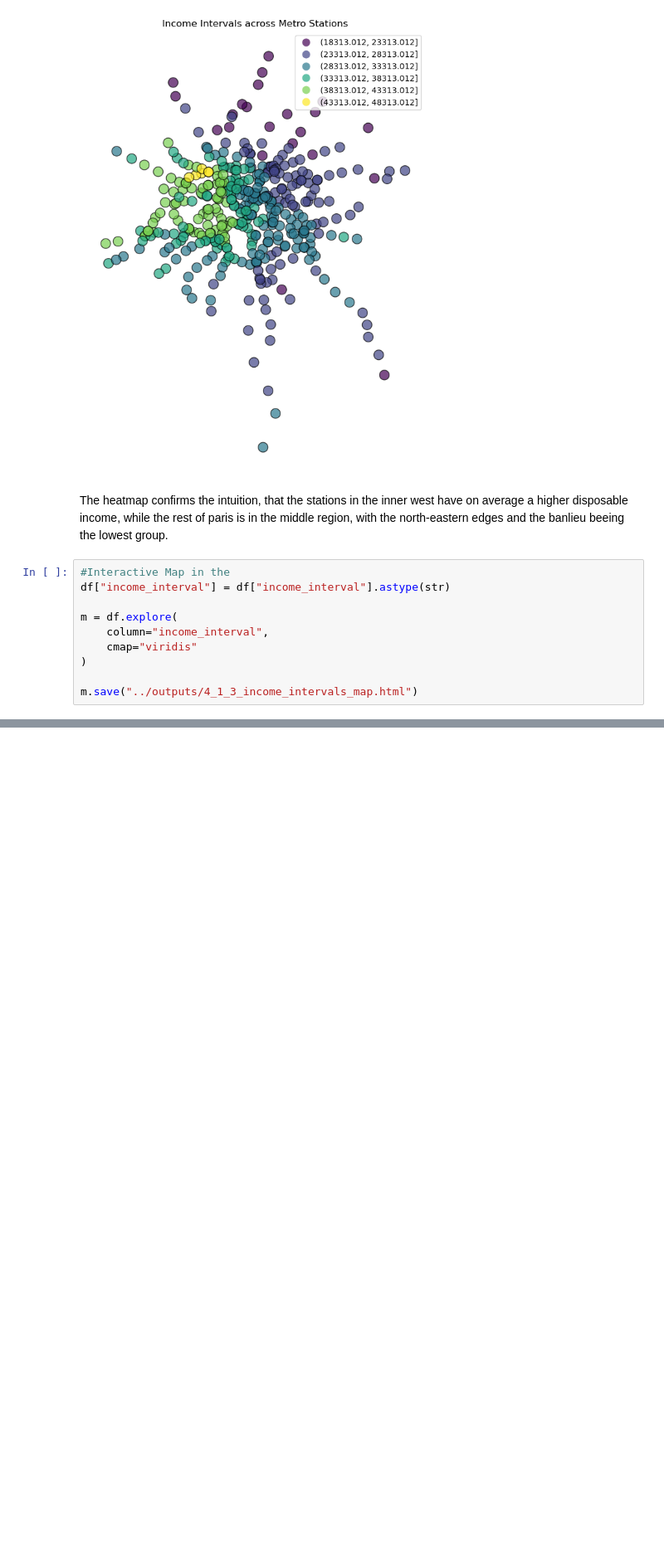
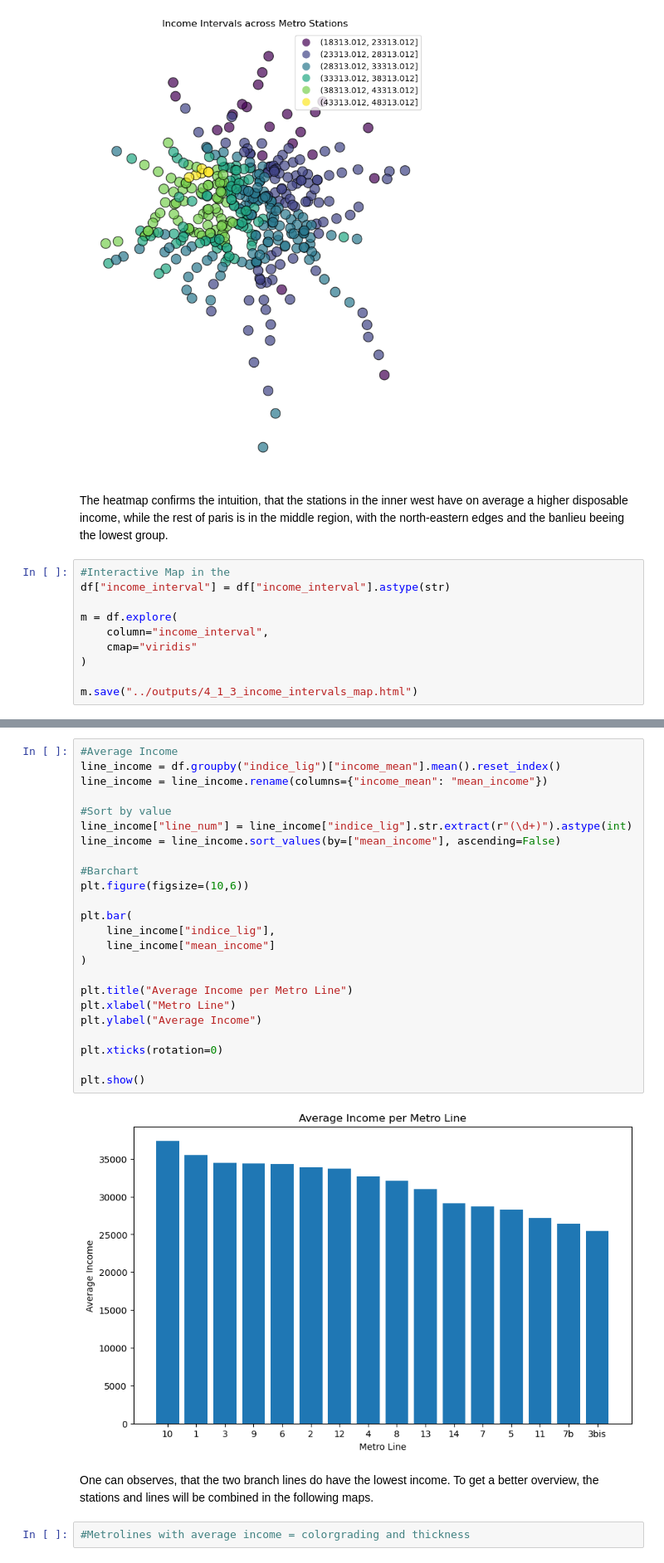
Before and after one commit to tomixmeier/ParisMetro, a Jupyter notebook: notebooks/analysis.ipynb, the cells around one changed output, grey strips where cells are left out. Shown at 83% size. Saved outputs shown, nothing was run; the diff lists cells and outputs as text; blank space fills up the shorter version.

```diff
--- a/notebooks/analysis.ipynb
+++ b/notebooks/analysis.ipynb
@@ -249 +289,32 @@ m.save("../outputs/4_1_3_income_intervals_map.html")
+# %%
+#Average Income
+line_income = df.groupby("indice_lig")["income_mean"].mean().reset_index()
+line_income = line_income.rename(columns={"income_mean": "mean_income"})
+
+#Sort by value
+line_income["line_num"] = line_income["indice_lig"].str.extract(r"(\d+)").astype(int)
+line_income = line_income.sort_values(by=["mean_income"], ascending=False)
+
+#Barchart
+plt.figure(figsize=(10,6))
+
+plt.bar(
+    line_income["indice_lig"],
+    line_income["mean_income"]
+)
+
+plt.title("Average Income per Metro Line")
+plt.xlabel("Metro Line")
+plt.ylabel("Average Income")
+
+plt.xticks(rotation=0)
+
+plt.show()
+# %% [output]
+[figure, added]
+# %% [markdown]
+One can observes, that the two branch lines do have the lowest income.
+To get a better overview, the stations and lines will be combined in the following maps.
+# %%
+#Metrolines with average income = colorgrading and thickness
 # %% [markdown]
```
Also changed, not shown: parts of 8 cells of this notebook, 3 other files.
